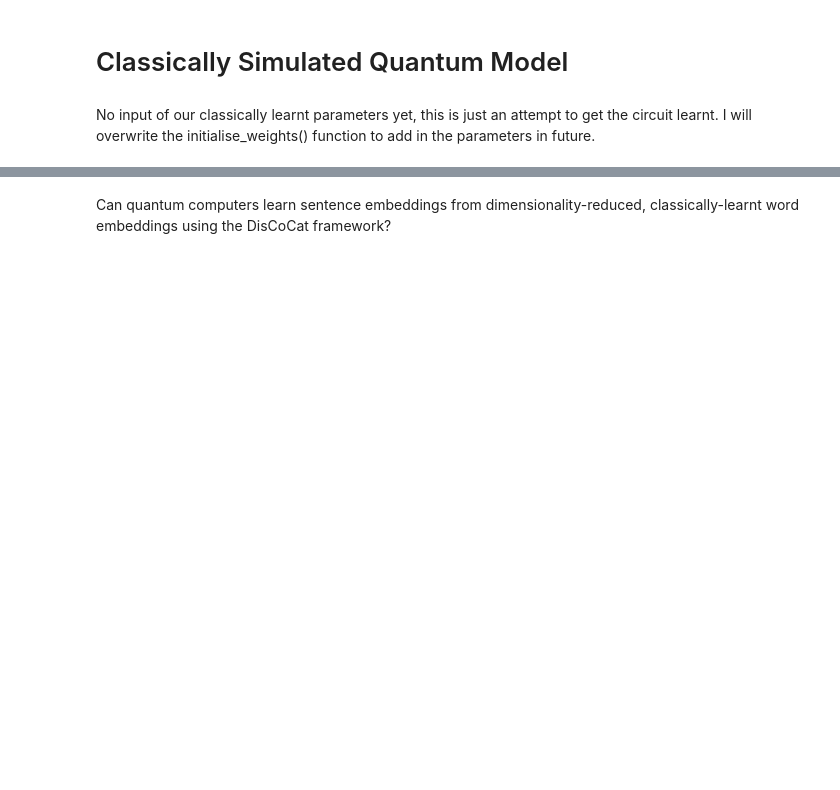
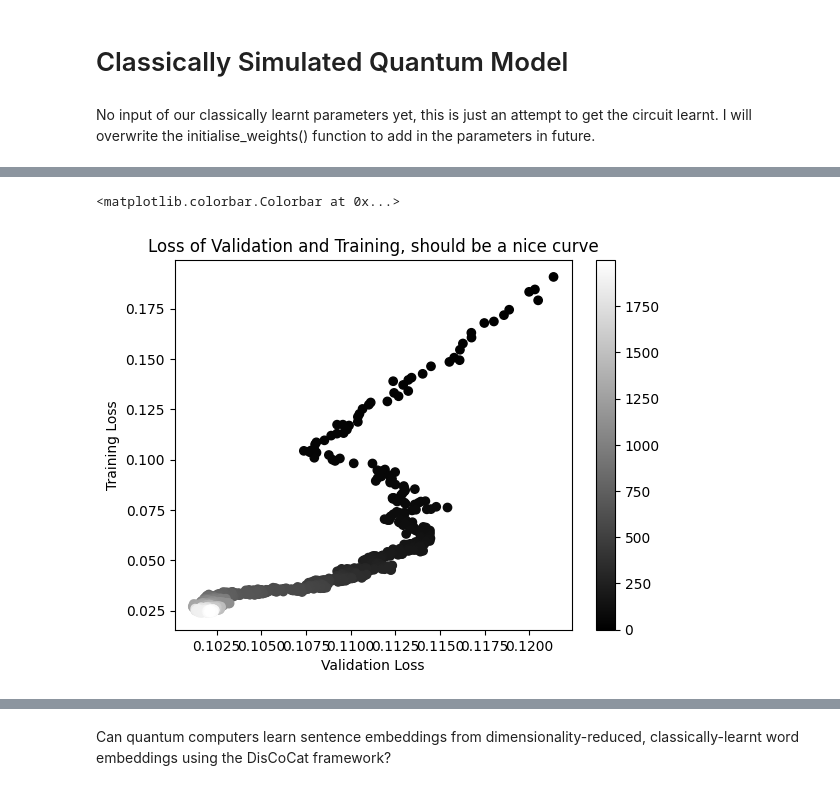
Before and after one commit to henry-dev-atkins/QNLP_MasterWork, a Jupyter notebook: IanMeeting.ipynb, the cells around one changed output, grey strips where cells are left out. Drawn from its saved outputs; the diff is of its cells as text; code cells hidden in the pictures; blank space fills up the shorter version.

```diff
--- a/IanMeeting.ipynb
+++ b/IanMeeting.ipynb
@@ -428,0 +434,18 @@ NameError: name 'grouped_data' is not defined
+# %%
+from lambeq import QuantumTrainer, SPSAOptimizer, NumpyModel, MSELoss
+
+numpy_model = NumpyModel.from_diagrams(diagrams, use_jit=True)
+mse = MSELoss()
+
+numpy_trainer = QuantumTrainer(
+    numpy_model,
+    loss_function=mse,
+    epochs=EPOCHS,
+    optimizer=SPSAOptimizer,
+    optim_hyperparams={'a': 0.5, 'c': 0.10, 'A':0.01*EPOCHS},
+    evaluate_functions={'mse': MSELoss()},
+    evaluate_on_train=True,
+    verbose = 'text',
+    seed=SEED
+)
+numpy_trainer.fit(train_dataset, val_dataset, logging_step=100)
@@ -428,0 +470,9 @@ NameError: name 'grouped_data' is not defined
+# %%
+plt.scatter(numpy_trainer.val_costs,numpy_trainer.train_epoch_costs,c=epoch_count, cmap='gray')
+plt.xlabel("Validation Loss")
+plt.ylabel("Training Loss")
+plt.title("Loss of Validation and Training, should be a nice curve")
+plt.colorbar()
+# %% [output]
+<matplotlib.colorbar.Colorbar at 0x...>
+[figure, added]
```
Also changed, not shown: parts of 24 cells of this notebook, 3 other files.
